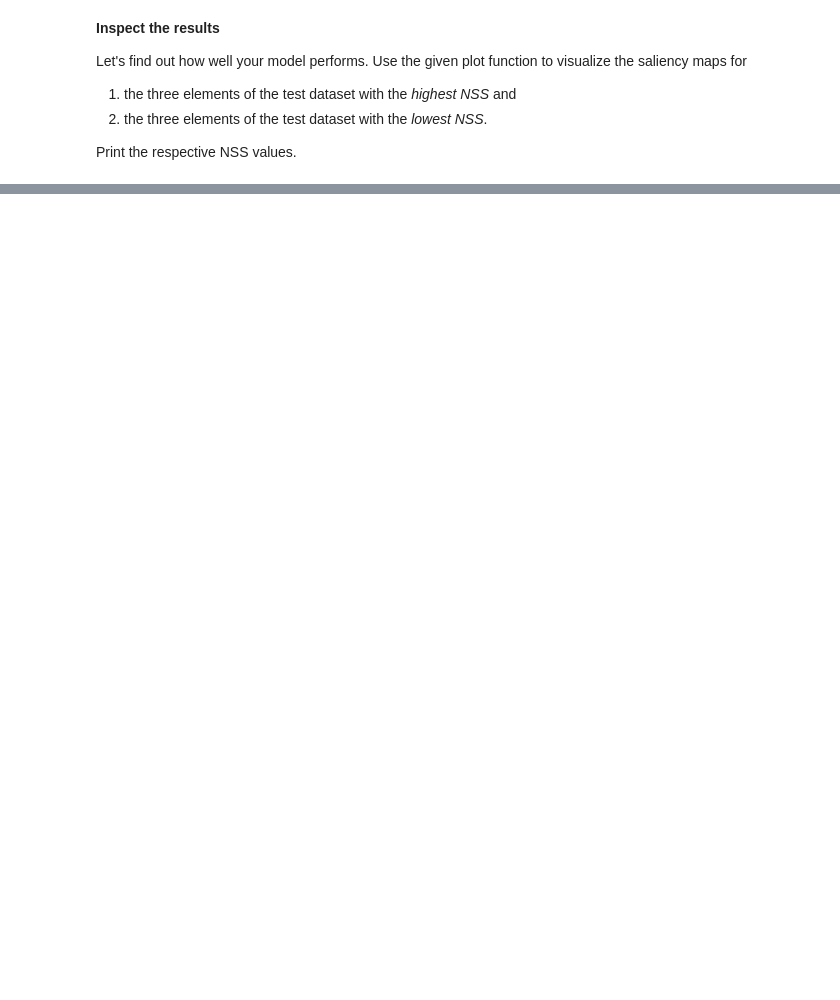
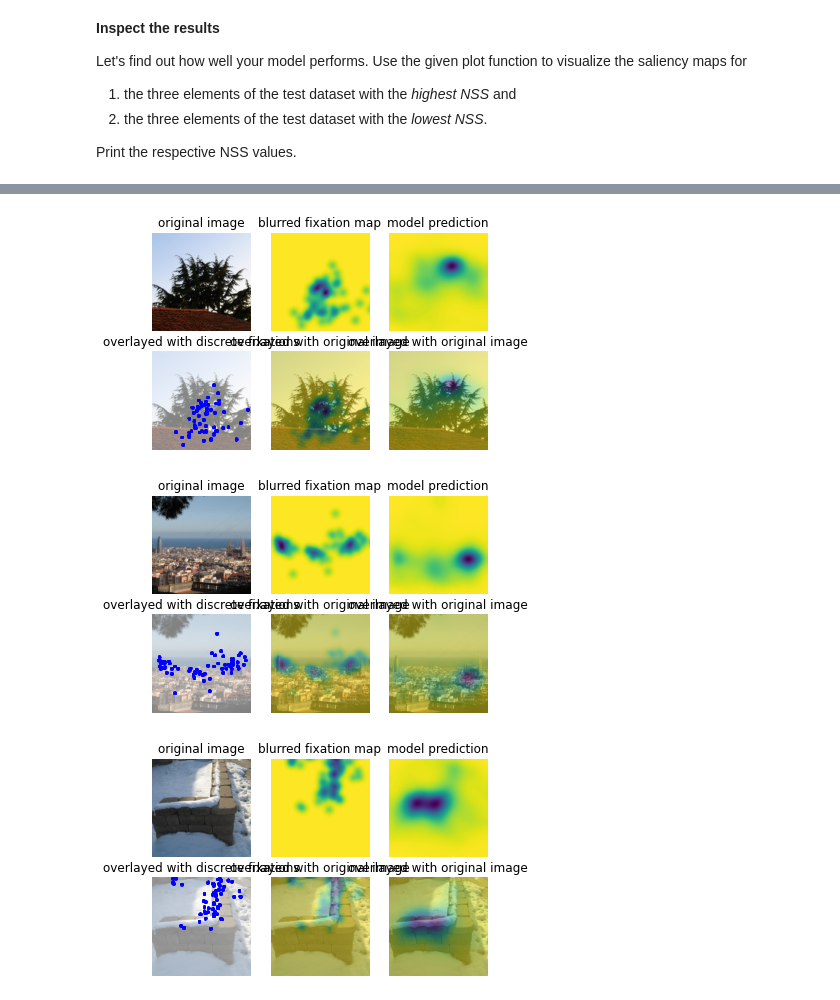
Before and after one commit to jonaden94/deepl-ecker-21-22, a Jupyter notebook: Ex4_2021.ipynb, the cells around one changed output, grey strips where cells are left out. Drawn from its saved outputs; the diff is of its cells as text; code cells hidden in the pictures; blank space fills up the shorter version.

```diff
--- a/Ex4_2021.ipynb
+++ b/Ex4_2021.ipynb
@@ -811,0 +808,8 @@ scores =
+# %%
+nss_loader = torch.utils.data.DataLoader(
+    dataset_test,
+    shuffle=False,
+    batch_size=1,
+    collate_fn=collate_fn,
+    pin_memory=False,
+)
@@ -867,0 +912,9 @@ Here is an example for which the prediction is poor:
+# %%
+fixations, prediction, blurred_map, image = extract(dataset_test, idx[::-1][0:3])
+plot(image[0], fixations[0], blurred_map[0], prediction[0])
+plot(image[1], fixations[1], blurred_map[1], prediction[1])
+plot(image[2], fixations[2], blurred_map[2], prediction[2])
+# %% [output]
+[figure, added]
+[figure, added]
+[figure, added]
```
Also changed, not shown: parts of 19 cells of this notebook.
